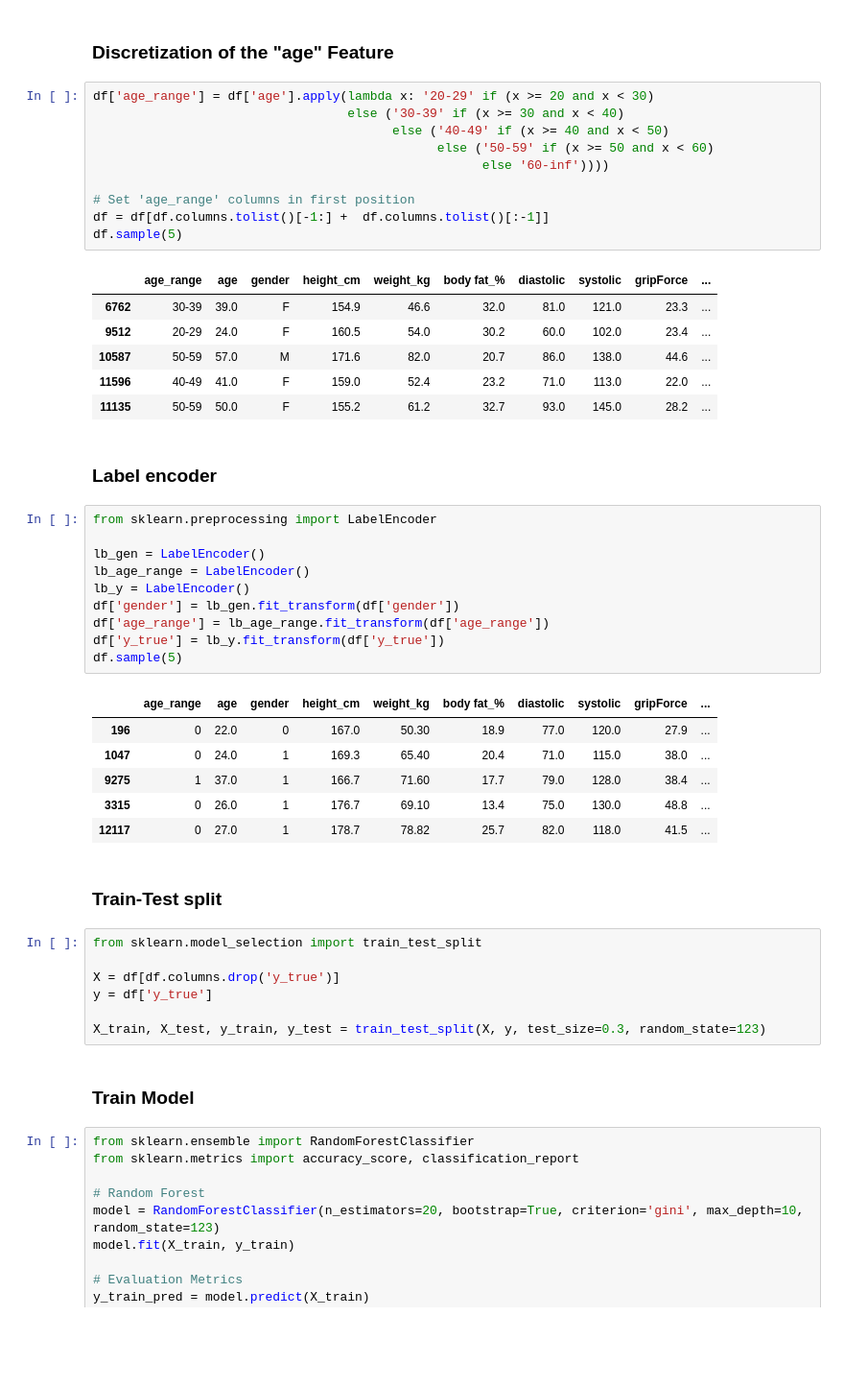
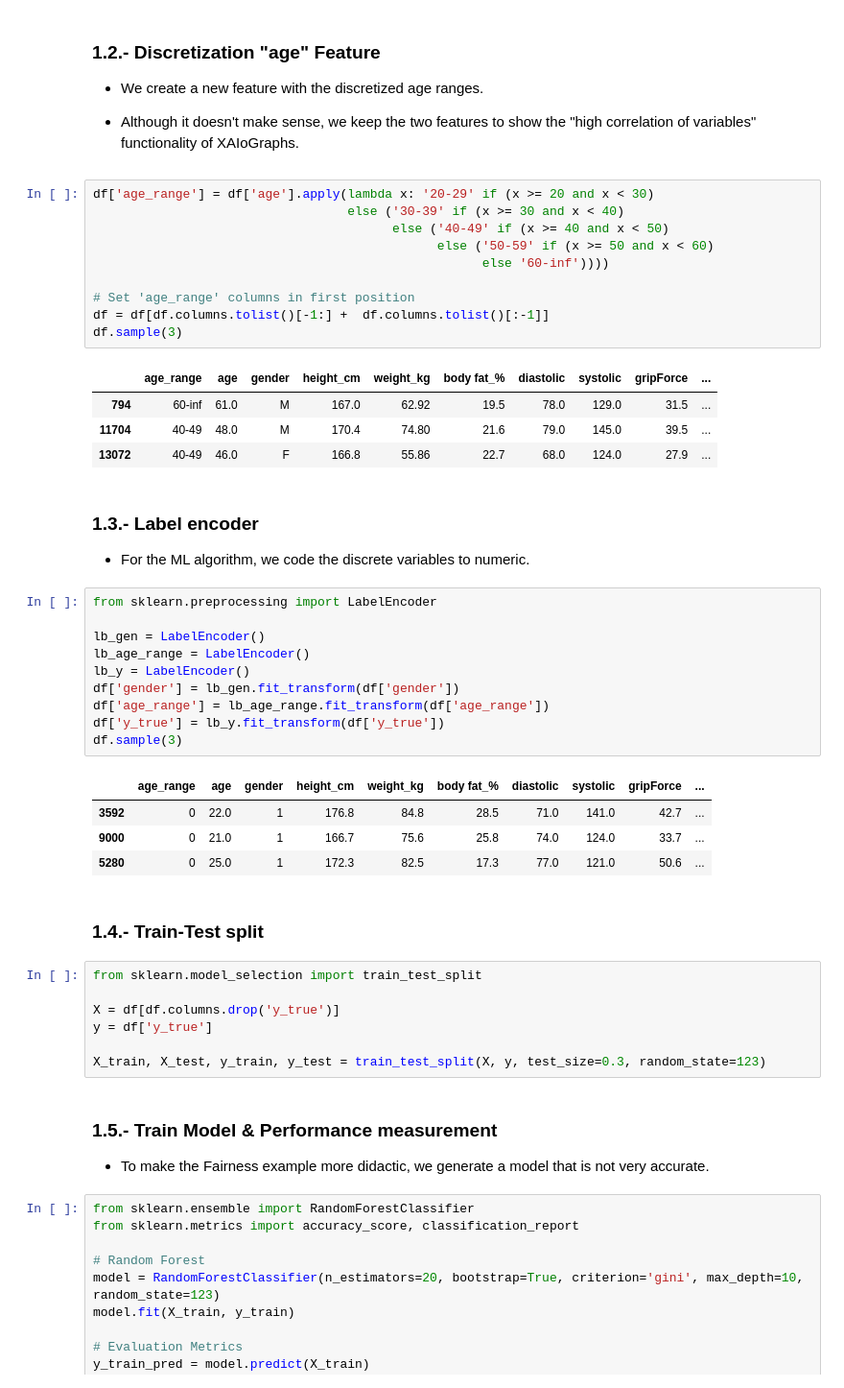
Before and after one commit to Telefonica/XAIoGraphs, a Jupyter notebook: examples/Fairness_example/fairness_xaiographs_example.ipynb, the cells around one changed output. Shown: that part at 96% size. Cells and saved outputs as stored; diff of their text form; blank space fills up the shorter version.

```diff
--- a/examples/Fairness_example/fairness_xaiographs_example.ipynb
+++ b/examples/Fairness_example/fairness_xaiographs_example.ipynb
@@ -19,24 +56,29 @@ Dataset Shape (13393, 12)
-# %% [markdown]
-### Discretization of the "age" Feature
+# %% [markdown]
+### 1.2.- Discretization "age" Feature
+
+* We create a new feature with the discretized age ranges.
+
+* Although it doesn't make sense, we keep the two features to show the "high correlation of variables" functionality of XAIoGraphs.
 # %%
 df['age_range'] = df['age'].apply(lambda x: '20-29' if (x >= 20 and x < 30)
                                   else ('30-39' if (x >= 30 and x < 40)
                                         else ('40-49' if (x >= 40 and x < 50)
                                               else ('50-59' if (x >= 50 and x < 60)
                                                     else '60-inf'))))
 
 # Set 'age_range' columns in first position
 df = df[df.columns.tolist()[-1:] +  df.columns.tolist()[:-1]]
-df.sample(5)
+df.sample(3)
 # %% [output]
 |  | age_range | age | gender | height_cm | weight_kg | body fat_% | diastolic | systolic | gripForce | ... |
-| 6762 | 30-39 | 39.0 | F | 154.9 | 46.6 | 32.0 | 81.0 | 121.0 | 23.3 | ... |
-| 9512 | 20-29 | 24.0 | F | 160.5 | 54.0 | 30.2 | 60.0 | 102.0 | 23.4 | ... |
-| 10587 | 50-59 | 57.0 | M | 171.6 | 82.0 | 20.7 | 86.0 | 138.0 | 44.6 | ... |
-| 11596 | 40-49 | 41.0 | F | 159.0 | 52.4 | 23.2 | 71.0 | 113.0 | 22.0 | ... |
-| 11135 | 50-59 | 50.0 | F | 155.2 | 61.2 | 32.7 | 93.0 | 145.0 | 28.2 | ... |
+| 794 | 60-inf | 61.0 | M | 167.0 | 62.92 | 19.5 | 78.0 | 129.0 | 31.5 | ... |
+| 11704 | 40-49 | 48.0 | M | 170.4 | 74.80 | 21.6 | 79.0 | 145.0 | 39.5 | ... |
+| 13072 | 40-49 | 46.0 | F | 166.8 | 55.86 | 22.7 | 68.0 | 124.0 | 27.9 | ... |
-# %% [markdown]
-### Label encoder
+# %% [markdown]
+### 1.3.- Label encoder
+
+
+* For the ML algorithm, we code the discrete variables to numeric.
 # %%
 from sklearn.preprocessing import LabelEncoder
 
@@ -46,16 +88,14 @@ lb_y = LabelEncoder()
 df['gender'] = lb_gen.fit_transform(df['gender'])
 df['age_range'] = lb_age_range.fit_transform(df['age_range'])
 df['y_true'] = lb_y.fit_transform(df['y_true'])
-df.sample(5)
+df.sample(3)
 # %% [output]
 |  | age_range | age | gender | height_cm | weight_kg | body fat_% | diastolic | systolic | gripForce | ... |
-| 196 | 0 | 22.0 | 0 | 167.0 | 50.30 | 18.9 | 77.0 | 120.0 | 27.9 | ... |
-| 1047 | 0 | 24.0 | 1 | 169.3 | 65.40 | 20.4 | 71.0 | 115.0 | 38.0 | ... |
-| 9275 | 1 | 37.0 | 1 | 166.7 | 71.60 | 17.7 | 79.0 | 128.0 | 38.4 | ... |
-| 3315 | 0 | 26.0 | 1 | 176.7 | 69.10 | 13.4 | 75.0 | 130.0 | 48.8 | ... |
-| 12117 | 0 | 27.0 | 1 | 178.7 | 78.82 | 25.7 | 82.0 | 118.0 | 41.5 | ... |
+| 3592 | 0 | 22.0 | 1 | 176.8 | 84.8 | 28.5 | 71.0 | 141.0 | 42.7 | ... |
+| 9000 | 0 | 21.0 | 1 | 166.7 | 75.6 | 25.8 | 74.0 | 124.0 | 33.7 | ... |
+| 5280 | 0 | 25.0 | 1 | 172.3 | 82.5 | 17.3 | 77.0 | 121.0 | 50.6 | ... |
 # %% [markdown]
-### Train-Test split
+### 1.4.- Train-Test split
 # %%
 from sklearn.model_selection import train_test_split
 
@@ -63,8 +103,10 @@ X = df[df.columns.drop('y_true')]
 y = df['y_true']
 
 X_train, X_test, y_train, y_test = train_test_split(X, y, test_size=0.3, random_state=123)
-# %% [markdown]
-### Train Model
+# %% [markdown]
+### 1.5.- Train Model & Performance measurement
+
+* To make the Fairness example more didactic, we generate a model that is not very accurate.
 # %%
 from sklearn.ensemble import RandomForestClassifier
 from sklearn.metrics import accuracy_score, classification_report
```
Also changed, not shown: parts of 12 cells of this notebook.
